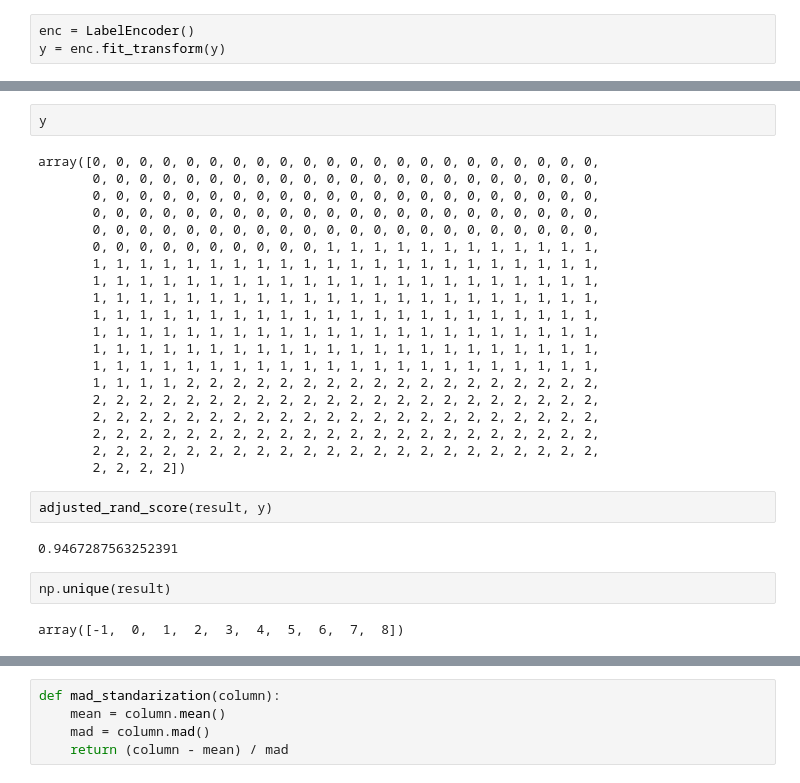
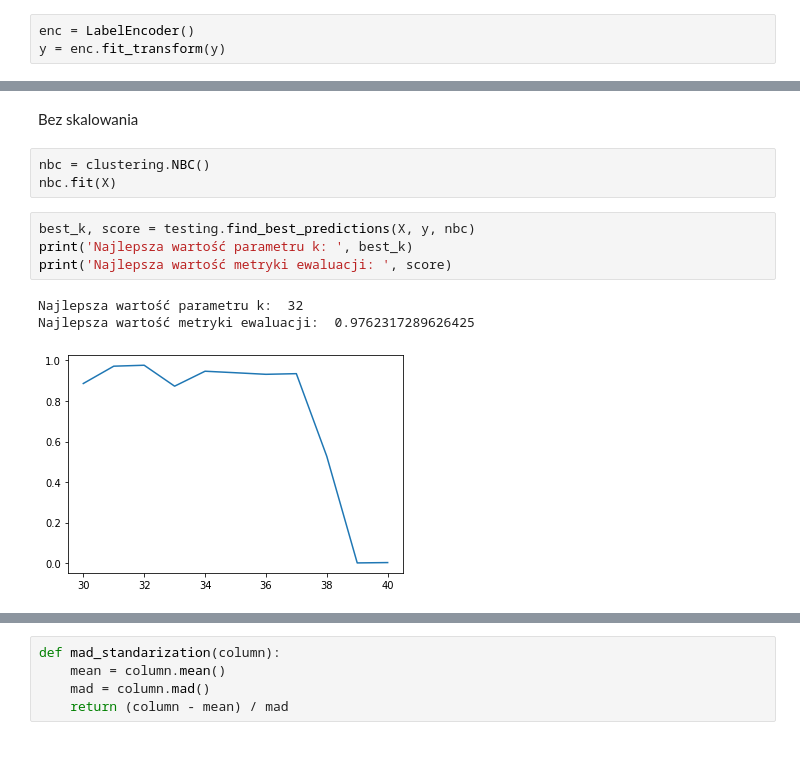
Before and after one commit to JakubSzczepanowski/NBC, a Jupyter notebook: main.ipynb, the cells around one changed output, grey strips where cells are left out. Drawn from its saved outputs; the diff is of its cells as text; blank space fills up the shorter version.

```diff
--- a/main.ipynb
+++ b/main.ipynb
@@ -57,31 +41,14 @@ knn.predict(X)
-# %%
-y
-# %% [output]
-array([0, 0, 0, 0, 0, 0, 0, 0, 0, 0, 0, 0, 0, 0, 0, 0, 0, 0, 0, 0, 0, 0,
-       0, 0, 0, 0, 0, 0, 0, 0, 0, 0, 0, 0, 0, 0, 0, 0, 0, 0, 0, 0, 0, 0,
-       0, 0, 0, 0, 0, 0, 0, 0, 0, 0, 0, 0, 0, 0, 0, 0, 0, 0, 0, 0, 0, 0,
-       0, 0, 0, 0, 0, 0, 0, 0, 0, 0, 0, 0, 0, 0, 0, 0, 0, 0, 0, 0, 0, 0,
-       0, 0, 0, 0, 0, 0, 0, 0, 0, 0, 0, 0, 0, 0, 0, 0, 0, 0, 0, 0, 0, 0,
-       0, 0, 0, 0, 0, 0, 0, 0, 0, 0, 1, 1, 1, 1, 1, 1, 1, 1, 1, 1, 1, 1,
-       1, 1, 1, 1, 1, 1, 1, 1, 1, 1, 1, 1, 1, 1, 1, 1, 1, 1, 1, 1, 1, 1,
-       1, 1, 1, 1, 1, 1, 1, 1, 1, 1, 1, 1, 1, 1, 1, 1, 1, 1, 1, 1, 1, 1,
-       1, 1, 1, 1, 1, 1, 1, 1, 1, 1, 1, 1, 1, 1, 1, 1, 1, 1, 1, 1, 1, 1,
-       1, 1, 1, 1, 1, 1, 1, 1, 1, 1, 1, 1, 1, 1, 1, 1, 1, 1, 1, 1, 1, 1,
-       1, 1, 1, 1, 1, 1, 1, 1, 1, 1, 1, 1, 1, 1, 1, 1, 1, 1, 1, 1, 1, 1,
-       1, 1, 1, 1, 1, 1, 1, 1, 1, 1, 1, 1, 1, 1, 1, 1, 1, 1, 1, 1, 1, 1,
-       1, 1, 1, 1, 1, 1, 1, 1, 1, 1, 1, 1, 1, 1, 1, 1, 1, 1, 1, 1, 1, 1,
-       1, 1, 1, 1, 2, 2, 2, 2, 2, 2, 2, 2, 2, 2, 2, 2, 2, 2, 2, 2, 2, 2,
-       2, 2, 2, 2, 2, 2, 2, 2, 2, 2, 2, 2, 2, 2, 2, 2, 2, 2, 2, 2, 2, 2,
-       2, 2, 2, 2, 2, 2, 2, 2, 2, 2, 2, 2, 2, 2, 2, 2, 2, 2, 2, 2, 2, 2,
-       2, 2, 2, 2, 2, 2, 2, 2, 2, 2, 2, 2, 2, 2, 2, 2, 2, 2, 2, 2, 2, 2,
-       2, 2, 2, 2, 2, 2, 2, 2, 2, 2, 2, 2, 2, 2, 2, 2, 2, 2, 2, 2, 2, 2,
-       2, 2, 2, 2])
-# %%
-adjusted_rand_score(result, y)
-# %% [output]
-0.9467287563252391
-# %%
-np.unique(result)
-# %% [output]
-array([-1,  0,  1,  2,  3,  4,  5,  6,  7,  8])
+# %% [markdown]
+Bez skalowania
+# %%
+nbc = clustering.NBC()
+nbc.fit(X)
+# %%
+best_k, score = testing.find_best_predictions(X, y, nbc)
+print('Najlepsza wartość parametru k: ', best_k)
+print('Najlepsza wartość metryki ewaluacji: ', score)
+# %% [output]
+Najlepsza wartość parametru k:  32
+Najlepsza wartość metryki ewaluacji:  0.9762317289626425
+[figure, added]
 # %%
```
Also changed, not shown: parts of 47 cells of this notebook, 4 other files.
